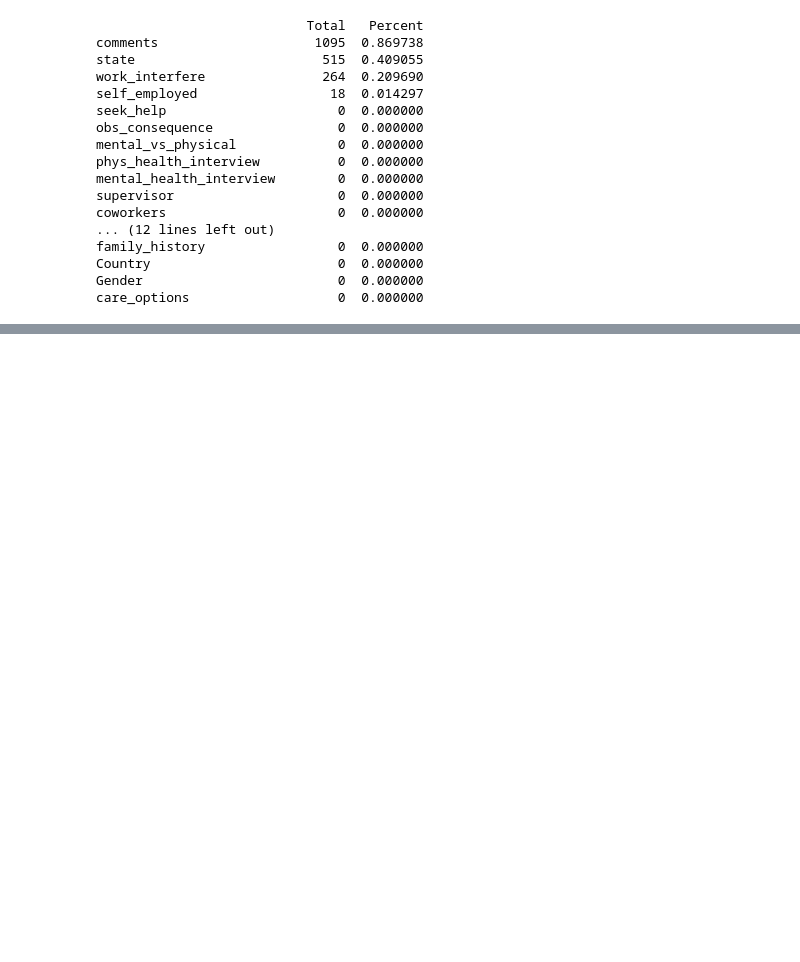
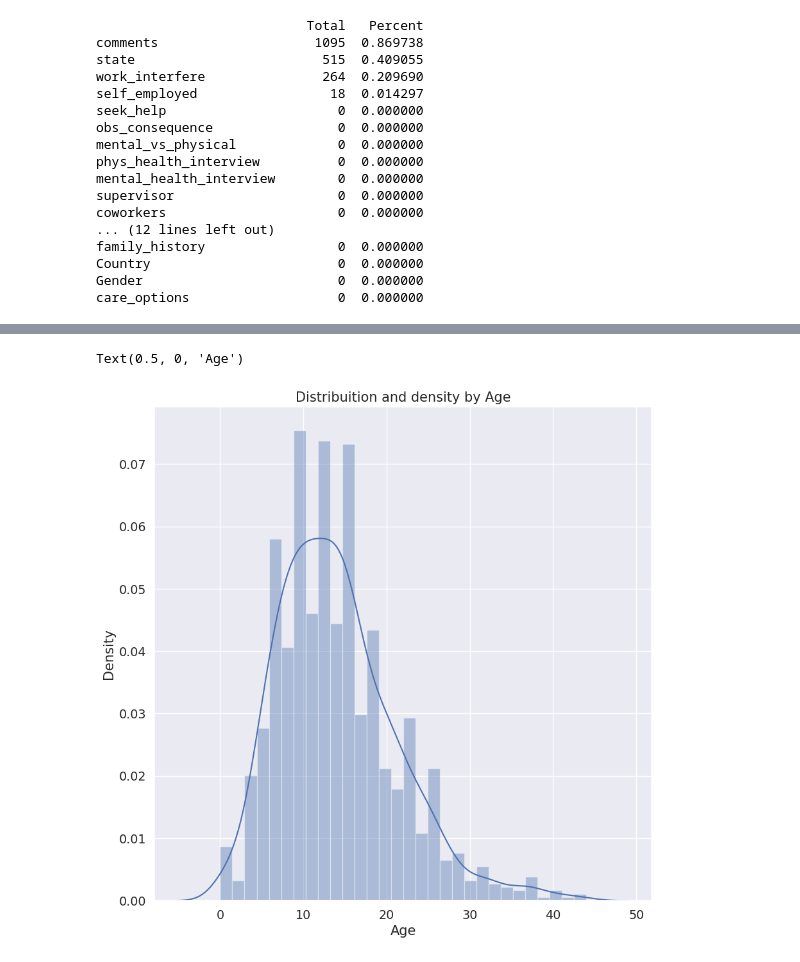
Before and after one commit to sandhyashinde06/repo, a Jupyter notebook: Sandhya_ML_Projecyt.ipynb, the cells around one changed output, grey strips where cells are left out. Saved outputs shown, nothing was run; the diff lists cells and outputs as text; code cells hidden in the pictures; blank space fills up the shorter version.

```diff
--- a/Sandhya_ML_Projecyt.ipynb
+++ b/Sandhya_ML_Projecyt.ipynb
@@ -127,0 +324,9 @@ TypeError: ignored
+# %%
+# Distribiution of density and Age
+plt.figure(figsize=(10,10))
+sns.distplot(mental_health_df["Age"], bins=30)
+plt.title("Distribuition and density by Age")
+plt.xlabel("Age")
+# %% [output]
+Text(0.5, 0, 'Age')
+[figure, added]
```
Also changed, not shown: parts of 16 cells of this notebook.
